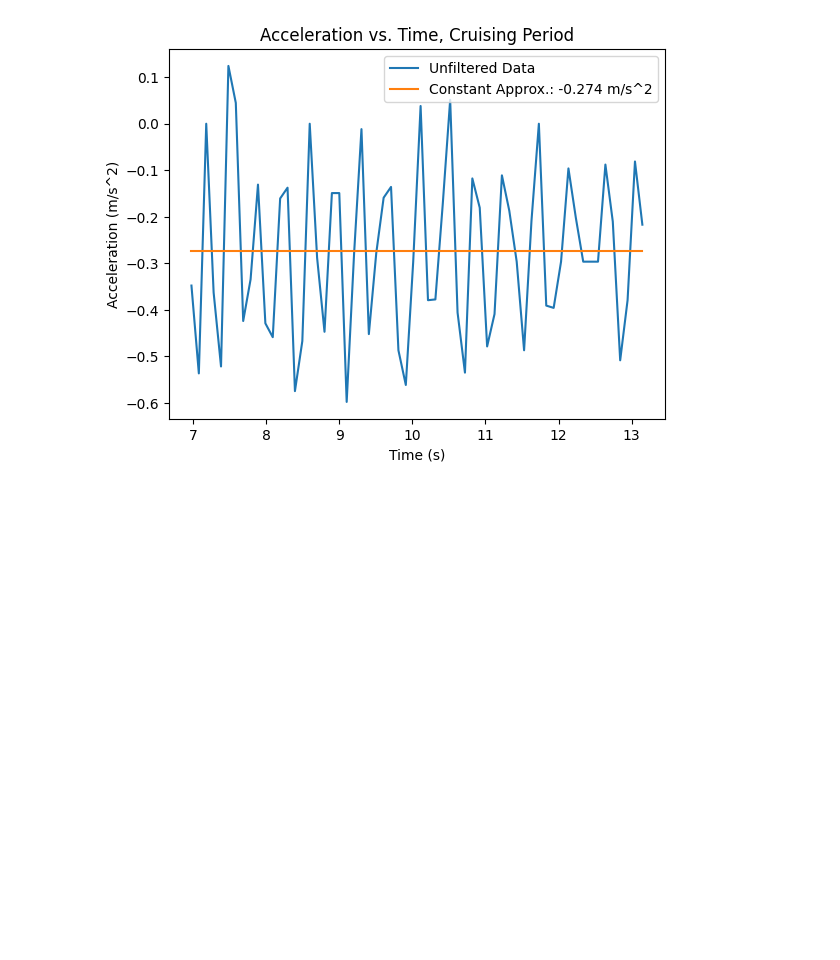
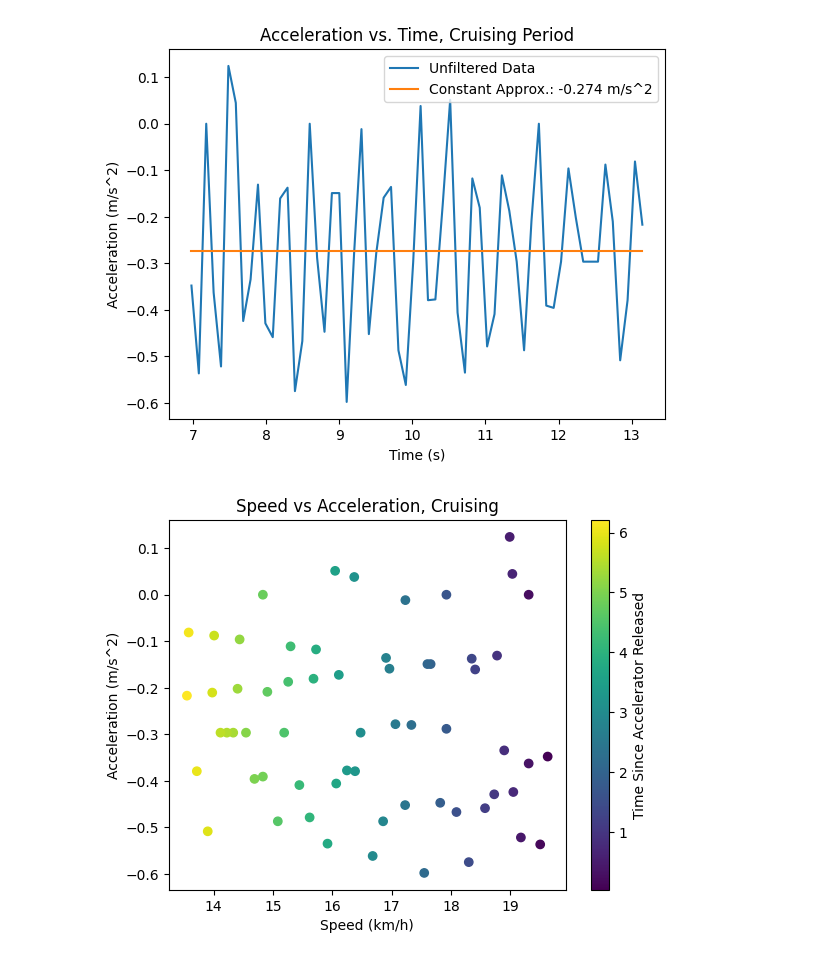
Before and after one commit to UBC-Solar/data_analysis, a Jupyter notebook: motor_analysis/motor_testing_april_6.ipynb, the cells around one changed output. Cells and saved outputs as stored; diff of their text form; code cells hidden in the pictures; blank space fills up the shorter version.

Commit message:
do more analysis of speed vs accel

```diff
--- a/motor_analysis/motor_testing_april_6.ipynb
+++ b/motor_analysis/motor_testing_april_6.ipynb
@@ -140,3 +140,16 @@ plt.legend()
 plt.show()
 # %% [output]
 [figure]
+# %%
+cruising_speed = speed_kph[cruising_slice_i:cruising_slice_f]
+
+time_since_cruising = cruising_t_axis - cruising_slice_i * period
+
+plt.scatter(cruising_speed, cruising_acceleration, c=time_since_cruising)
+plt.title("Speed vs Acceleration, Cruising")
+plt.xlabel("Speed (km/h)")
+plt.ylabel("Acceleration (m/s^2)")
+plt.colorbar(label="Time Since Accelerator Released (s)")
+plt.show()
+# %% [output]
+[figure, added]
```
Also changed, not shown: parts of 1 cell of this notebook.
